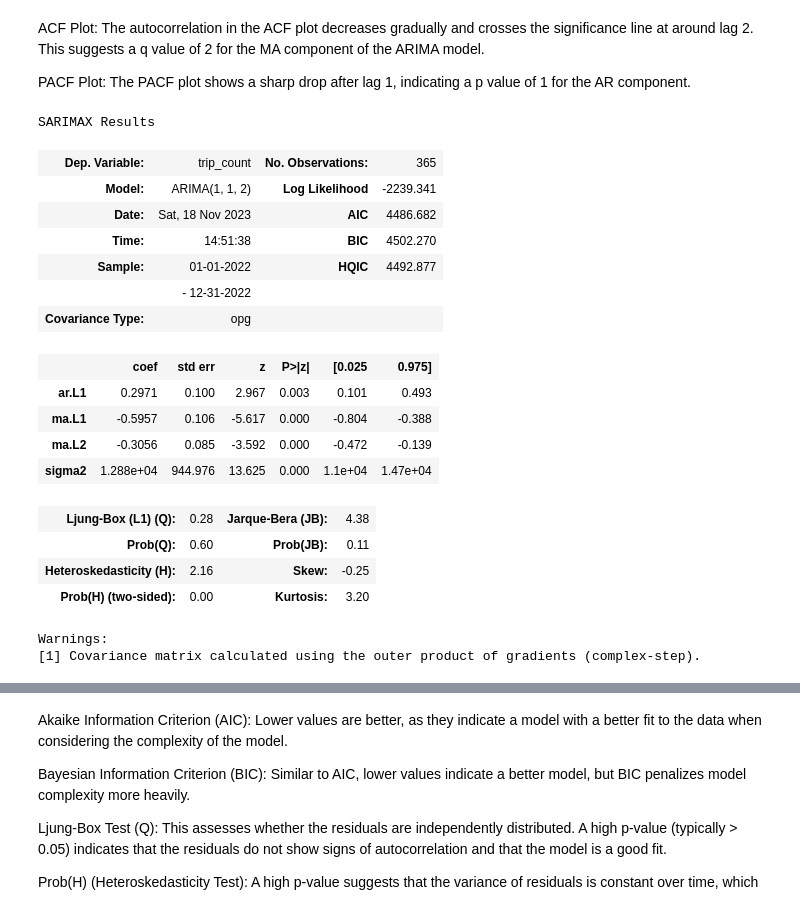
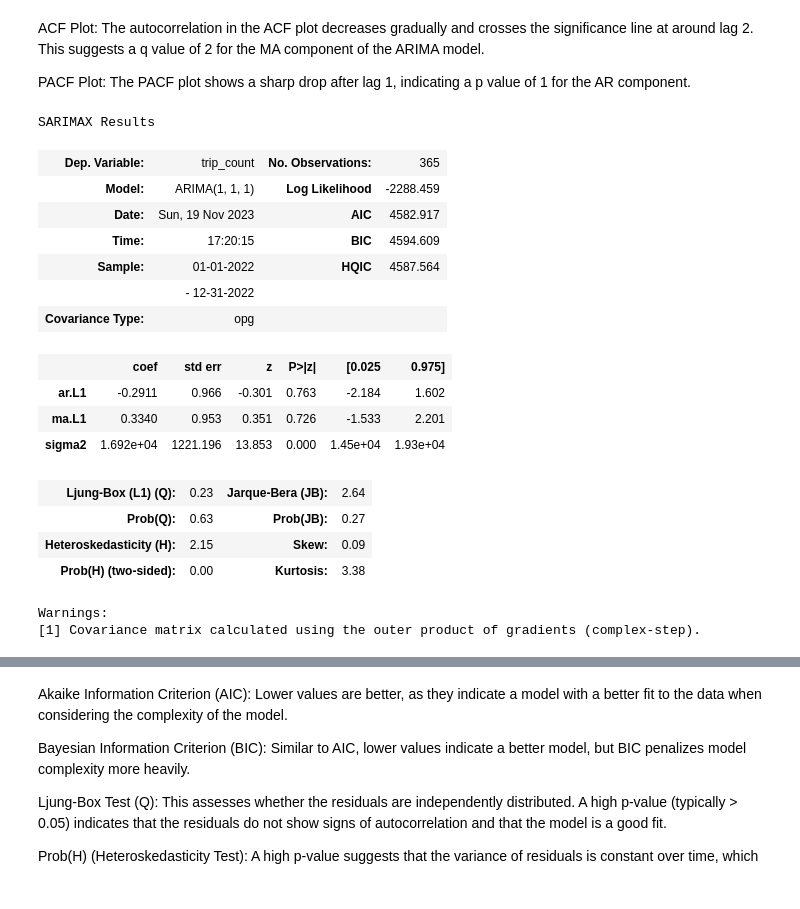
Before and after one commit to yiyiyang81/INSY662-Group-Project, a Jupyter notebook: Model/ARIMA_demand_forcasting.ipynb, the cells around one changed output, grey strips where cells are left out. Saved outputs shown, nothing was run; the diff lists cells and outputs as text; code cells hidden in the pictures.

```diff
--- a/Model/ARIMA_demand_forcasting.ipynb
+++ b/Model/ARIMA_demand_forcasting.ipynb
@@ -213,28 +229,27 @@ from statsmodels.tsa.arima.model import ARIMA
 # %%
 # ARIMA(1, 1, 1)
 model_electric_111 = ARIMA(electric_bike_data['trip_count'], order=(1, 1, 1))
-results_electric_111 = model_electric_112.fit()
+results_electric_111 = model_electric_111.fit()
 
 # Summarize the model results
 results_electric_111.summary()
 # %% [output]
 SARIMAX Results
 | Dep. Variable: | trip_count | No. Observations: | 365 |
-| Model: | ARIMA(1, 1, 2) | Log Likelihood | -2239.341 |
-| Date: | Sat, 18 Nov 2023 | AIC | 4486.682 |
-| Time: | 14:51:38 | BIC | 4502.270 |
-| Sample: | 01-01-2022 | HQIC | 4492.877 |
+| Model: | ARIMA(1, 1, 1) | Log Likelihood | -2288.459 |
+| Date: | Sun, 19 Nov 2023 | AIC | 4582.917 |
+| Time: | 17:20:15 | BIC | 4594.609 |
+| Sample: | 01-01-2022 | HQIC | 4587.564 |
 |  | - 12-31-2022 |  |  |
 | Covariance Type: | opg |  |  |
 |  | coef | std err | z | P>|z| | [0.025 | 0.975] |
-| ar.L1 | 0.2971 | 0.100 | 2.967 | 0.003 | 0.101 | 0.493 |
-| ma.L1 | -0.5957 | 0.106 | -5.617 | 0.000 | -0.804 | -0.388 |
-| ma.L2 | -0.3056 | 0.085 | -3.592 | 0.000 | -0.472 | -0.139 |
-| sigma2 | 1.288e+04 | 944.976 | 13.625 | 0.000 | 1.1e+04 | 1.47e+04 |
+| ar.L1 | -0.2911 | 0.966 | -0.301 | 0.763 | -2.184 | 1.602 |
+| ma.L1 | 0.3340 | 0.953 | 0.351 | 0.726 | -1.533 | 2.201 |
+| sigma2 | 1.692e+04 | 1221.196 | 13.853 | 0.000 | 1.45e+04 | 1.93e+04 |
-| Ljung-Box (L1) (Q): | 0.28 | Jarque-Bera (JB): | 4.38 |
-| Prob(Q): | 0.60 | Prob(JB): | 0.11 |
-| Heteroskedasticity (H): | 2.16 | Skew: | -0.25 |
-| Prob(H) (two-sided): | 0.00 | Kurtosis: | 3.20 |
+| Ljung-Box (L1) (Q): | 0.23 | Jarque-Bera (JB): | 2.64 |
+| Prob(Q): | 0.63 | Prob(JB): | 0.27 |
+| Heteroskedasticity (H): | 2.15 | Skew: | 0.09 |
+| Prob(H) (two-sided): | 0.00 | Kurtosis: | 3.38 |
 Warnings:
 [1] Covariance matrix calculated using the outer product of gradients (complex-step).
 # %%
```
Also changed, not shown: parts of 9 cells of this notebook, 1 other file.
